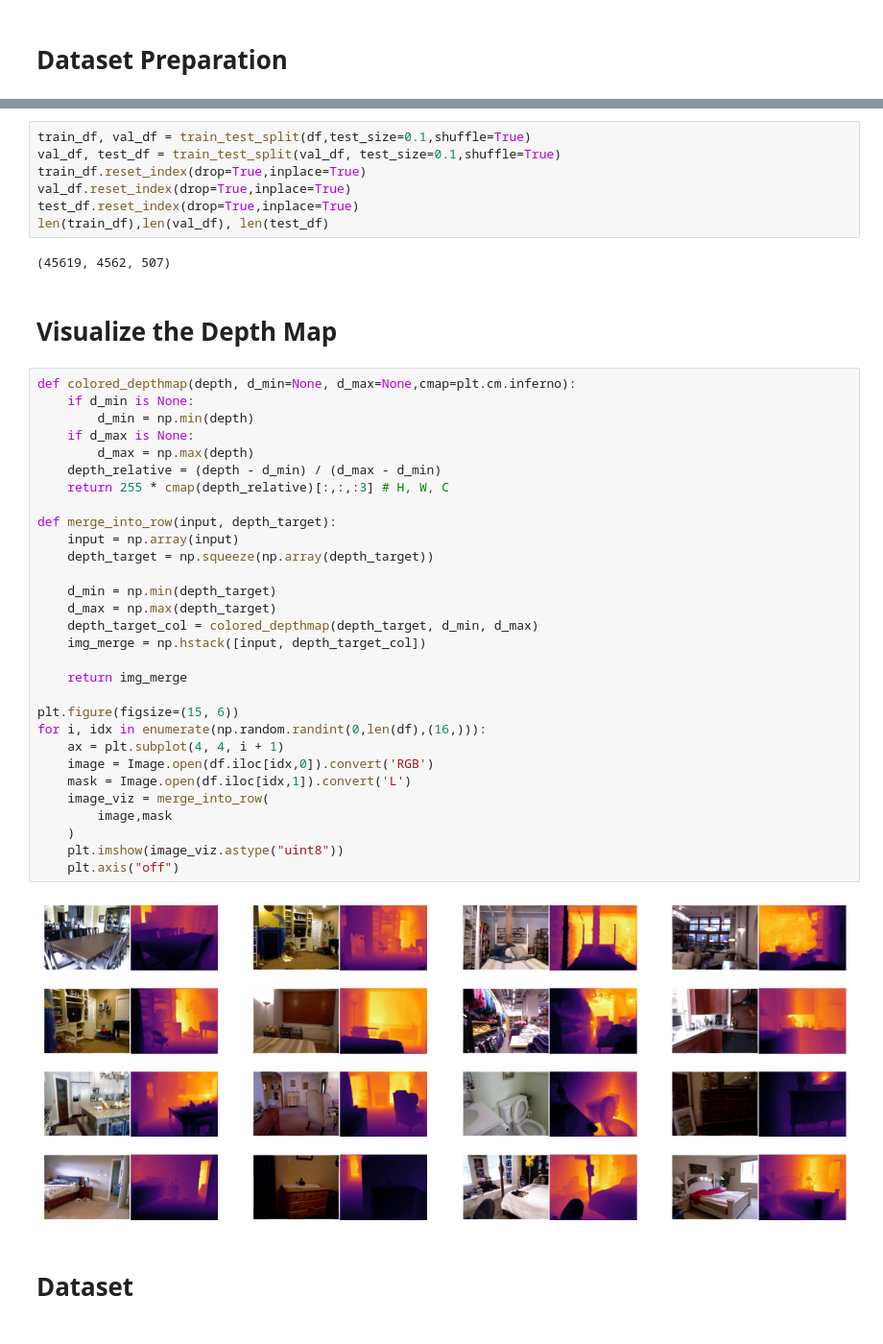
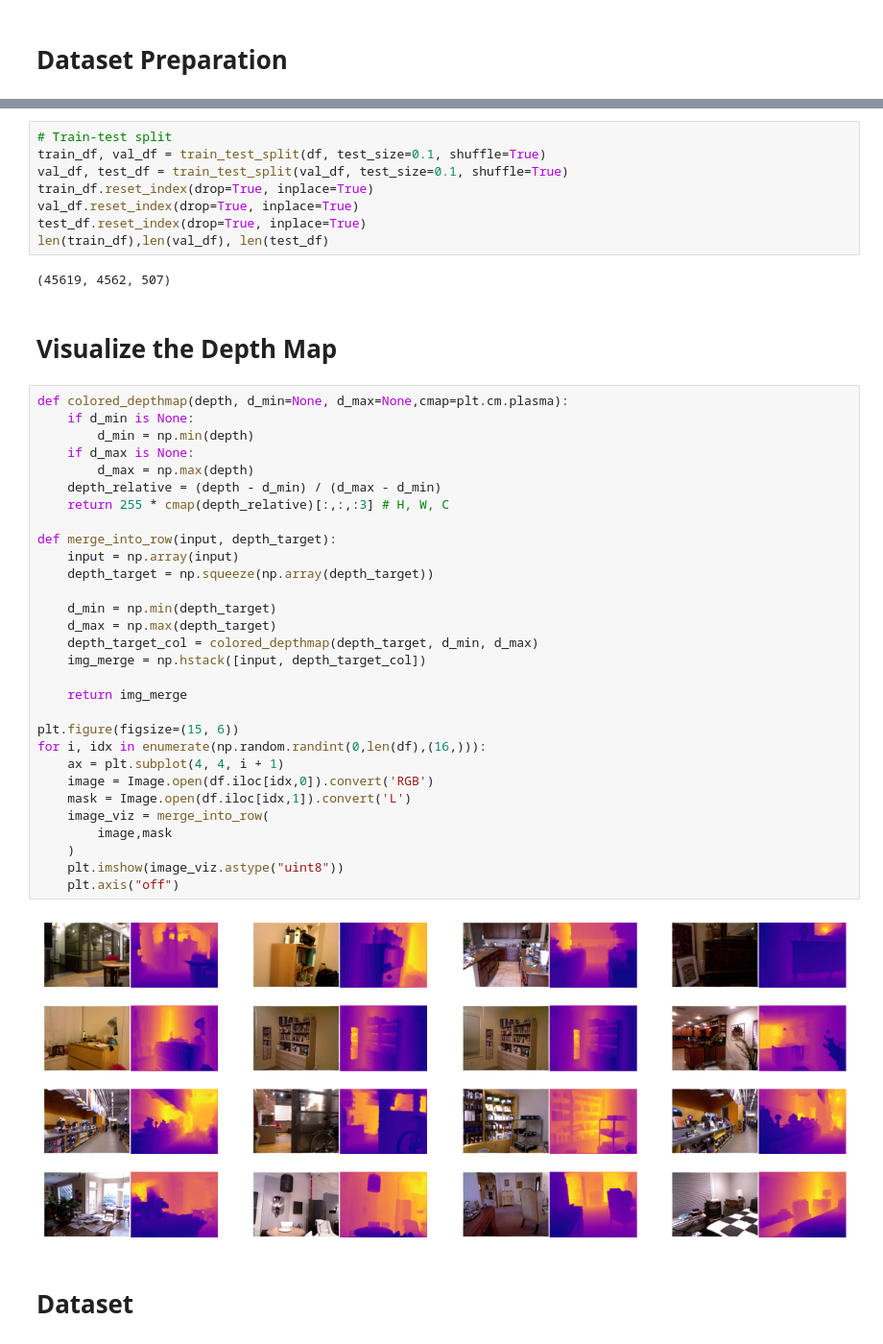
Before and after one commit to Briiad/UNet-MobiletV3, a Jupyter notebook: main.ipynb, the cells around one changed output, grey strips where cells are left out. Shown: that part at 96% size. Drawn from its saved outputs; the diff is of its cells as text.

```diff
--- a/main.ipynb
+++ b/main.ipynb
@@ -84,47 +59,48 @@ df.head()
 | 3 | ./data/nyu2_train/living_room_003... | ./data/nyu2_train/living_room_003... |
 | 4 | ./data/nyu2_train/living_room_003... | ./data/nyu2_train/living_room_003... |
 # %%
-train_df, val_df = train_test_split(df,test_size=0.1,shuffle=True)
-val_df, test_df = train_test_split(val_df, test_size=0.1,shuffle=True)
-train_df.reset_index(drop=True,inplace=True)
-val_df.reset_index(drop=True,inplace=True)
-test_df.reset_index(drop=True,inplace=True)
+# Train-test split
+train_df, val_df = train_test_split(df, test_size=0.1, shuffle=True)
+val_df, test_df = train_test_split(val_df, test_size=0.1, shuffle=True)
+train_df.reset_index(drop=True, inplace=True)
+val_df.reset_index(drop=True, inplace=True)
+test_df.reset_index(drop=True, inplace=True)
 len(train_df),len(val_df), len(test_df)
 # %% [output]
 (45619, 4562, 507)
 # %% [markdown]
 # Visualize the Depth Map
 # %%
-def colored_depthmap(depth, d_min=None, d_max=None,cmap=plt.cm.inferno):
+def colored_depthmap(depth, d_min=None, d_max=None,cmap=plt.cm.plasma):
     if d_min is None:
         d_min = np.min(depth)
     if d_max is None:
         d_max = np.max(depth)
     depth_relative = (depth - d_min) / (d_max - d_min)
     return 255 * cmap(depth_relative)[:,:,:3] # H, W, C
 
 def merge_into_row(input, depth_target):
     input = np.array(input)
     depth_target = np.squeeze(np.array(depth_target))
 
     d_min = np.min(depth_target)
     d_max = np.max(depth_target)
     depth_target_col = colored_depthmap(depth_target, d_min, d_max)
     img_merge = np.hstack([input, depth_target_col])
 
     return img_merge
 
 plt.figure(figsize=(15, 6))
 for i, idx in enumerate(np.random.randint(0,len(df),(16,))):
     ax = plt.subplot(4, 4, i + 1)
     image = Image.open(df.iloc[idx,0]).convert('RGB')
     mask = Image.open(df.iloc[idx,1]).convert('L')
     image_viz = merge_into_row(
         image,mask
     )
     plt.imshow(image_viz.astype("uint8"))
     plt.axis("off")
 # %% [output]
-[figure, old version]
+[figure, new version]
 # %% [markdown]
 # Dataset
```
Also changed, not shown: parts of 15 cells of this notebook, 5 other files.
